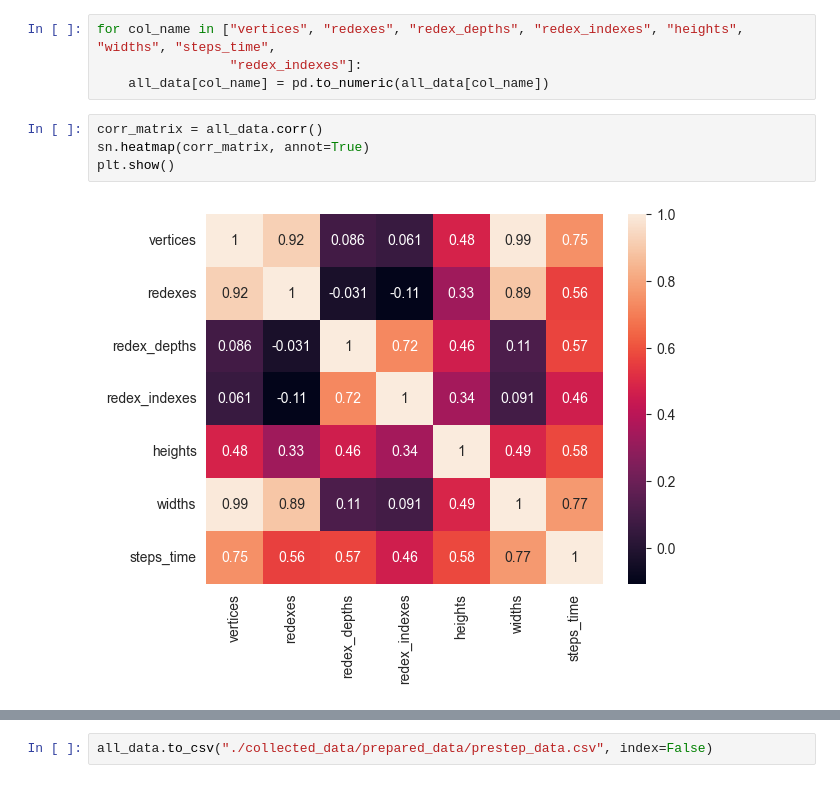
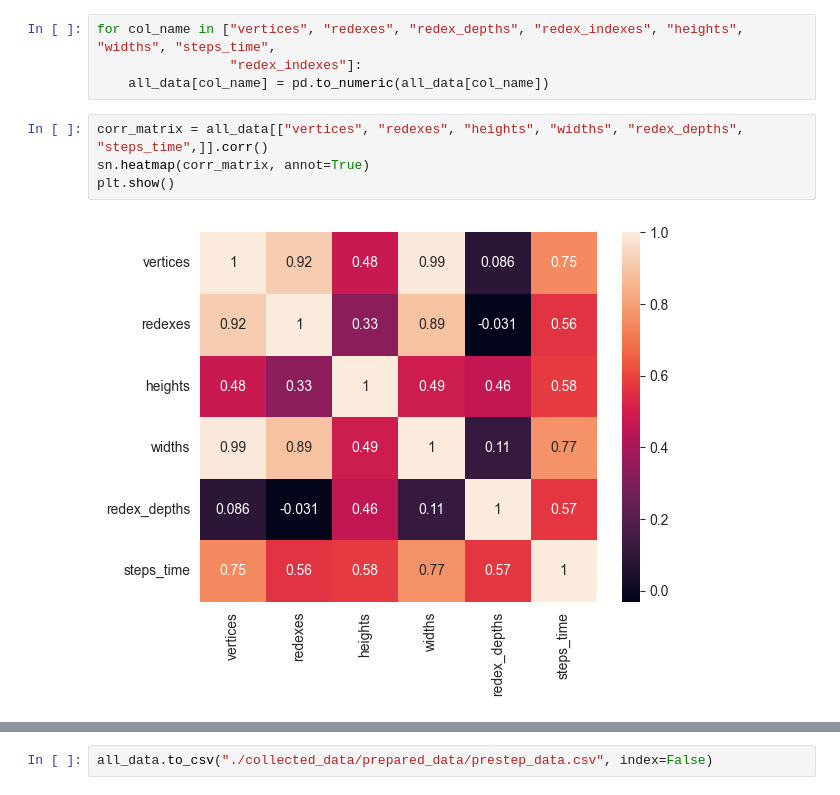
Before and after one commit to alex-deineha/pure-calculus, a Jupyter notebook: src/tests_16_regression/prepare_data.ipynb, the cells around one changed output, grey strips where cells are left out. Saved outputs shown, nothing was run; the diff lists cells and outputs as text.

```diff
--- a/src/tests_16_regression/prepare_data.ipynb
+++ b/src/tests_16_regression/prepare_data.ipynb
@@ -65,11 +65,11 @@ for col_name in ["vertices", "redexes", "redex_depths", "redex_indexes", "height
                  "redex_indexes"]:
     all_data[col_name] = pd.to_numeric(all_data[col_name])
 # %%
-corr_matrix = all_data.corr()
+corr_matrix = all_data[["vertices", "redexes", "heights", "widths", "redex_depths", "steps_time",]].corr()
 sn.heatmap(corr_matrix, annot=True)
 plt.show()
 # %% [output]
-[figure, old version]
+[figure, new version]
 # %%
 label_encoder = LabelEncoder()
 tmp_all_data = all_data.copy(deep=True)
```
Also changed, not shown: parts of 10 cells of this notebook, 1 other file.
